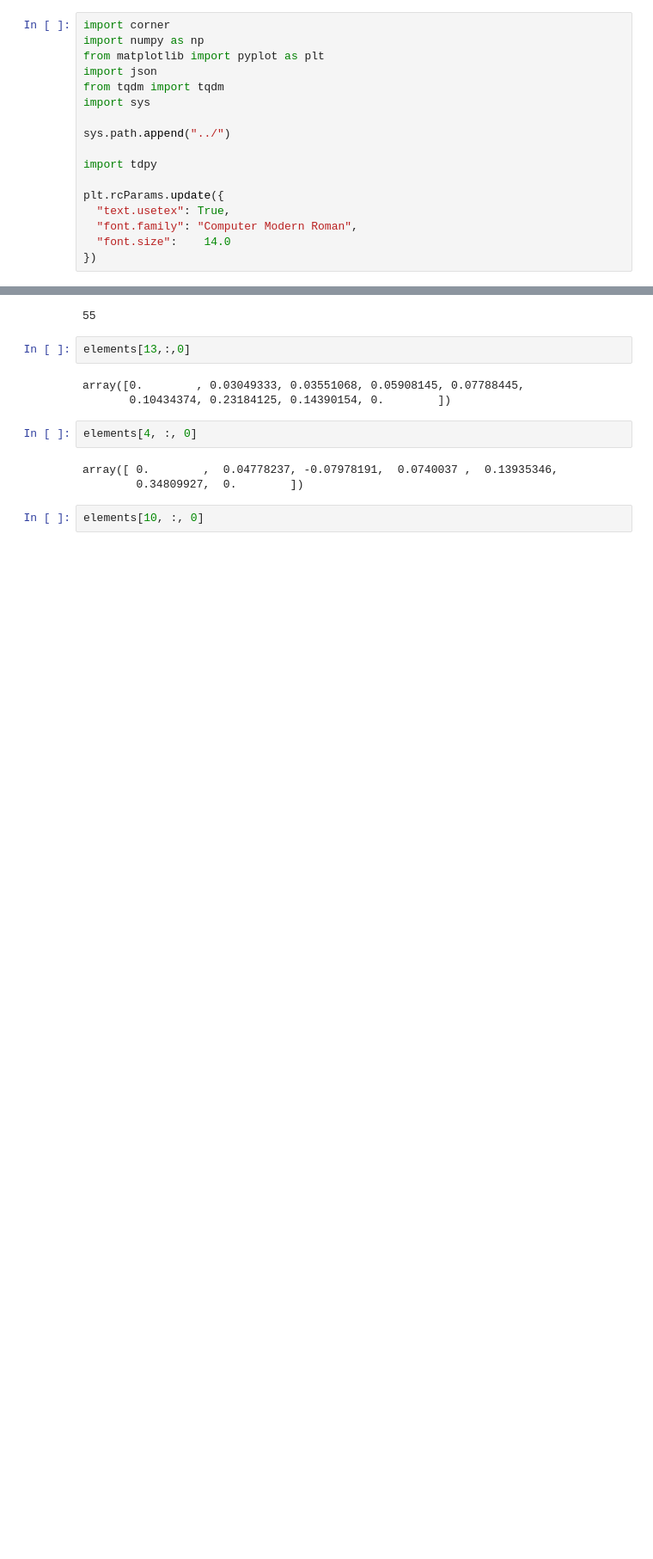
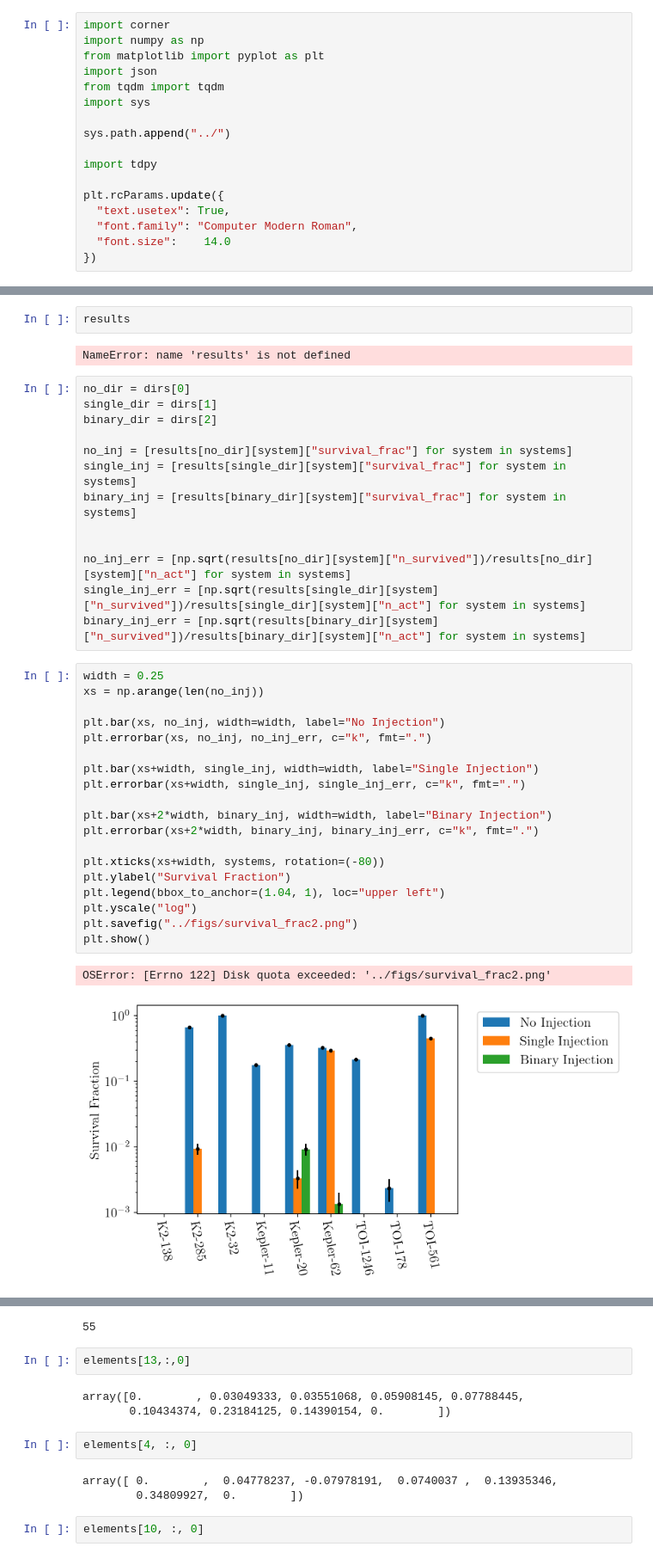
Before and after one commit to wcukier/binary_planets, a Jupyter notebook: scripts/play_data.ipynb, the cells around one changed output, grey strips where cells are left out. Shown at 86% size. Saved outputs shown, nothing was run; the diff lists cells and outputs as text; blank space fills up the shorter version.

```diff
--- a/scripts/play_data.ipynb
+++ b/scripts/play_data.ipynb
@@ -17,0 +143,39 @@ plt.rcParams.update({
+# %%
+results
+# %% [output]
+NameError: name 'results' is not defined
+# %%
+no_dir = dirs[0]
+single_dir = dirs[1]
+binary_dir = dirs[2]
+
+no_inj = [results[no_dir][system]["survival_frac"] for system in systems]
+single_inj = [results[single_dir][system]["survival_frac"] for system in systems]
+binary_inj = [results[binary_dir][system]["survival_frac"] for system in systems]
+
+
+no_inj_err = [np.sqrt(results[no_dir][system]["n_survived"])/results[no_dir][system]["n_act"] for system in systems]
+single_inj_err = [np.sqrt(results[single_dir][system]["n_survived"])/results[single_dir][system]["n_act"] for system in systems]
+binary_inj_err = [np.sqrt(results[binary_dir][system]["n_survived"])/results[binary_dir][system]["n_act"] for system in systems]
+# %%
+width = 0.25
+xs = np.arange(len(no_inj))
+
+plt.bar(xs, no_inj, width=width, label="No Injection")
+plt.errorbar(xs, no_inj, no_inj_err, c="k", fmt=".")
+
+plt.bar(xs+width, single_inj, width=width, label="Single Injection")
+plt.errorbar(xs+width, single_inj, single_inj_err, c="k", fmt=".")
+
+plt.bar(xs+2*width, binary_inj, width=width, label="Binary Injection")
+plt.errorbar(xs+2*width, binary_inj, binary_inj_err, c="k", fmt=".")
+
+plt.xticks(xs+width, systems, rotation=(-80))
+plt.ylabel("Survival Fraction")
+plt.legend(bbox_to_anchor=(1.04, 1), loc="upper left")
+plt.yscale("log")
+plt.savefig("../figs/survival_frac2.png")
+plt.show()
+# %% [output]
+OSError: [Errno 122] Disk quota exceeded: '../figs/survival_frac2.png'
+[figure, added]
```
Also changed, not shown: parts of 19 cells of this notebook, 27 other files.
